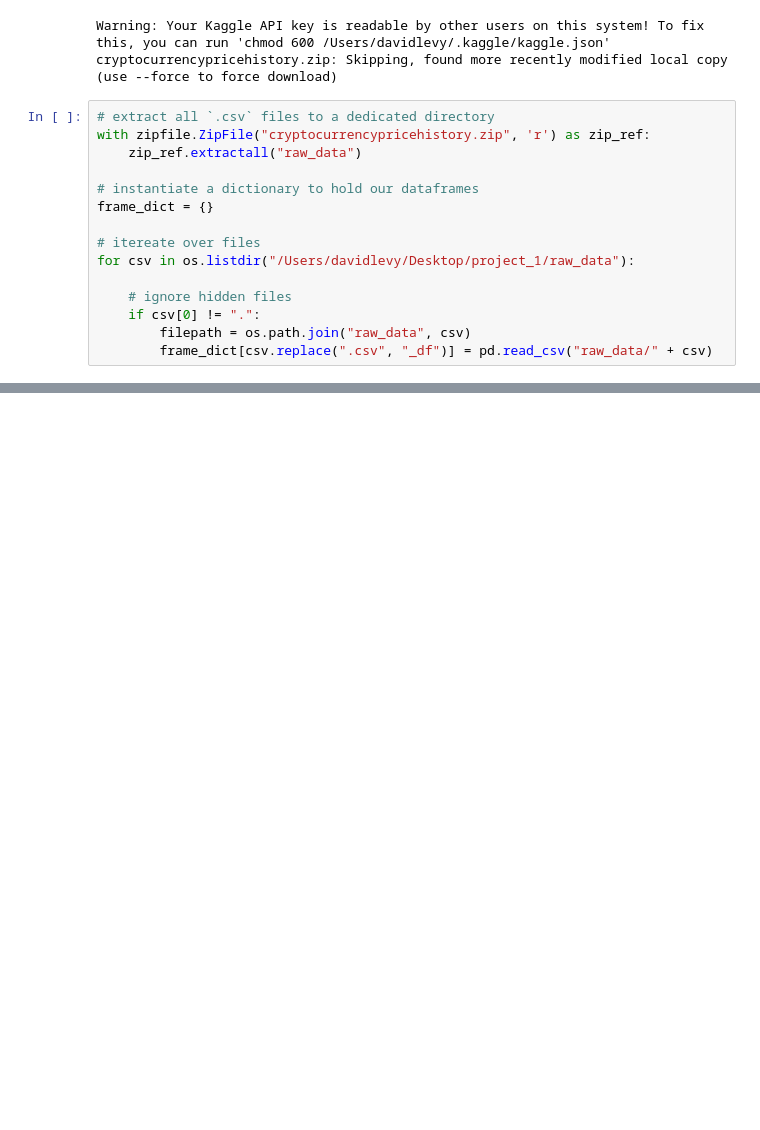
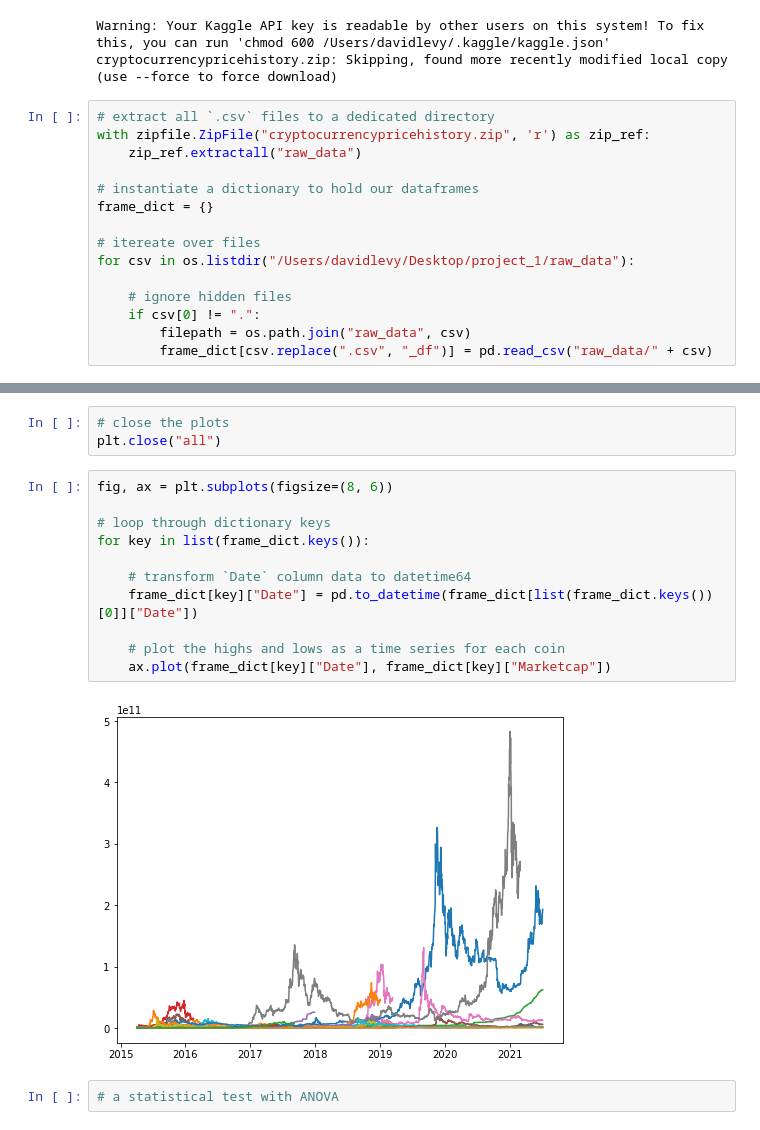
Before and after one commit to JosefinadeSolminihac/project_1, a Jupyter notebook: kaggle_eda_dml.ipynb, the cells around one changed output, grey strips where cells are left out. Saved outputs shown, nothing was run; the diff lists cells and outputs as text; blank space fills up the shorter version.

```diff
--- a/kaggle_eda_dml.ipynb
+++ b/kaggle_eda_dml.ipynb
@@ -30,0 +82,18 @@ frame_dict[0].head()
+# %%
+# close the plots
+plt.close("all")
+# %%
+fig, ax = plt.subplots(figsize=(8, 6))
+
+# loop through dictionary keys
+for key in list(frame_dict.keys()):
+
+    # transform `Date` column data to datetime64
+    frame_dict[key]["Date"] = pd.to_datetime(frame_dict[list(frame_dict.keys())[0]]["Date"])
+
+    # plot the highs and lows as a time series for each coin
+    ax.plot(frame_dict[key]["Date"], frame_dict[key]["Marketcap"])
+# %% [output]
+[figure, added]
+# %%
+# a statistical test with ANOVA
```
Also changed, not shown: parts of 6 cells of this notebook.
